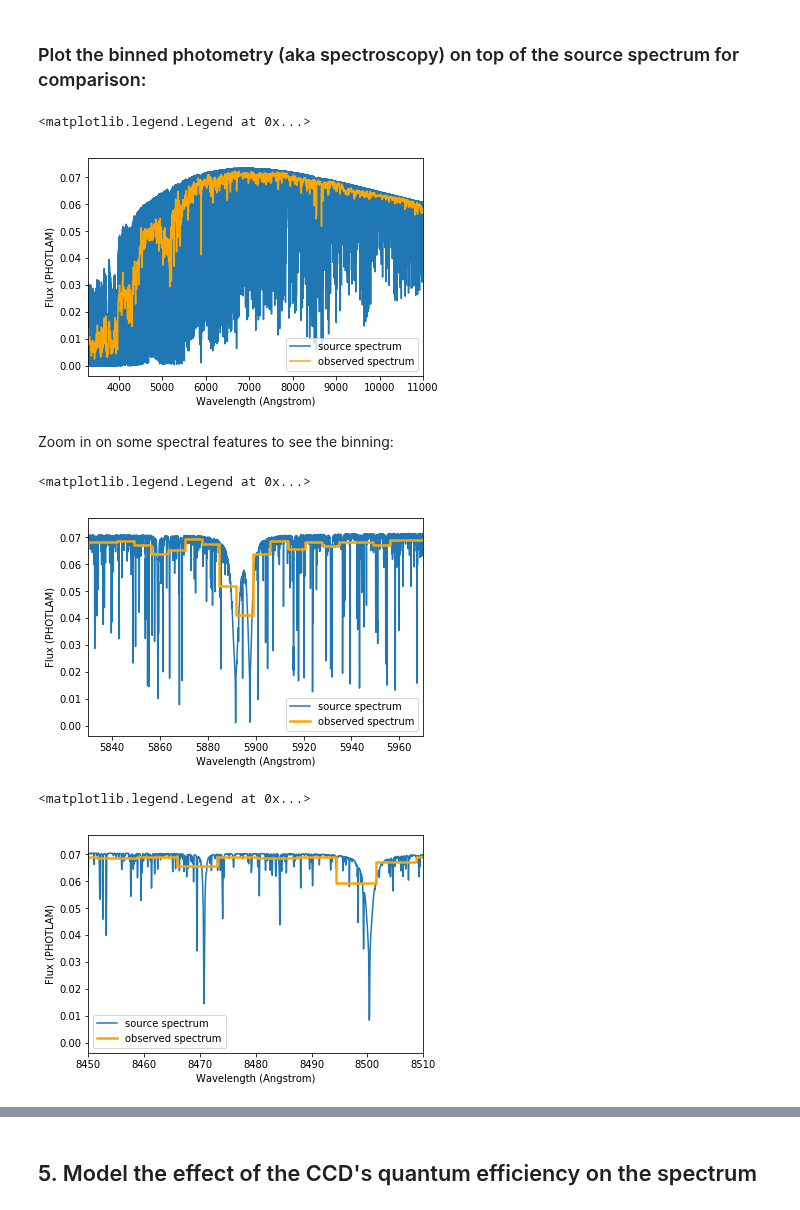
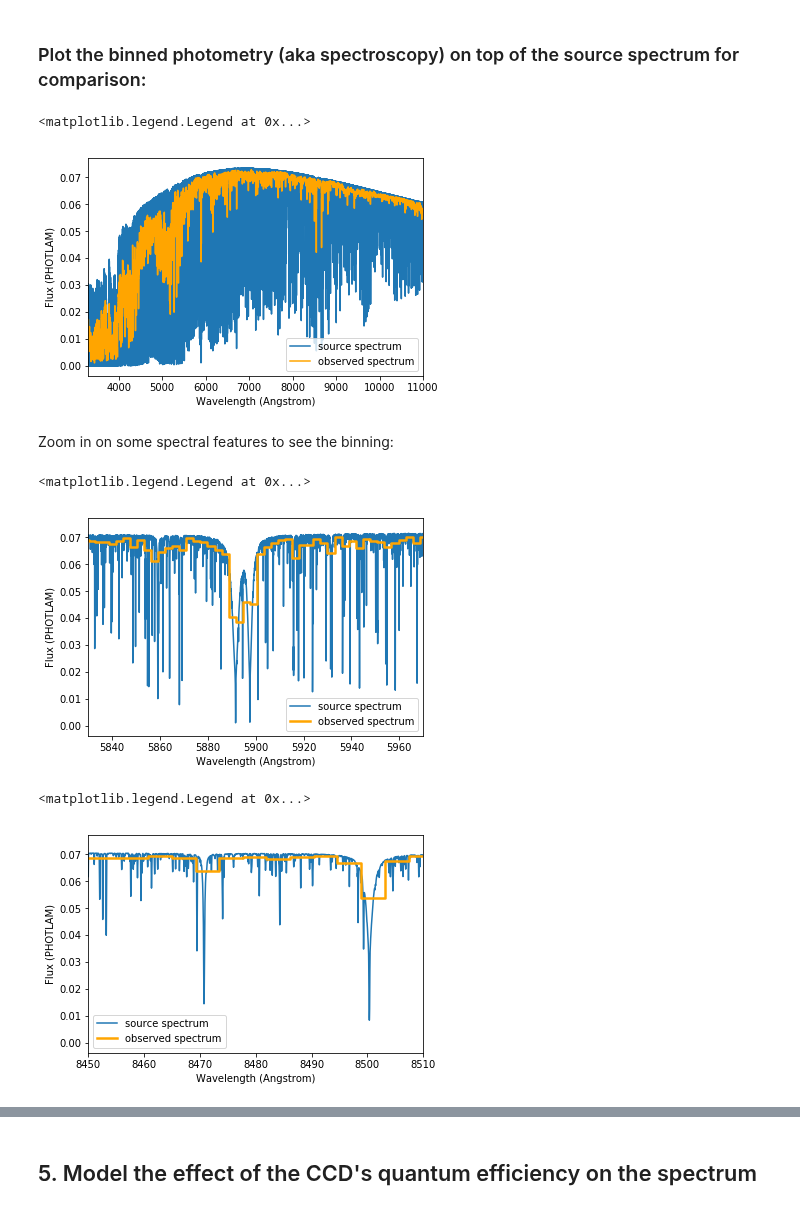
Before and after one commit to tcjansen/GSoC, a Jupyter notebook: synspec_examples.ipynb, the cells around one changed output, grey strips where cells are left out. Saved outputs shown, nothing was run; the diff lists cells and outputs as text; code cells hidden in the pictures.

```diff
--- a/synspec_examples.ipynb
+++ b/synspec_examples.ipynb
@@ -155,0 +132,6 @@ observation_preccd.plot()
+# %%
+import synspec
+
+waverange = np.array([0.33, 1.1]) * u.micron
+observation_preccd = synspec.from_R(photlam_hatp11, uniform_bp, R, waverange, force='taper')
+observation_preccd.plot()
@@ -157,28 +141,28 @@ observation_preccd.plot()
 ### Plot the binned photometry (aka spectroscopy) on top of the source spectrum for comparison:
 # %%
 plt.plot(photlam_hatp11.waveset, photlam_hatp11(photlam_hatp11.waveset), label='source spectrum')
-plt.step(spec_wavelengths, observation_preccd.binflux, color='orange', label='observed spectrum',
-         where='mid')
+plt.step(observation_preccd.binset, observation_preccd.binflux, color='orange',
+         label='observed spectrum', where='mid')
 plt.xlim(3300, 11000)
 plt.xlabel('Wavelength (Angstrom)')
 plt.ylabel('Flux (PHOTLAM)')
 plt.legend()
 # %% [output]
 <matplotlib.legend.Legend at 0x...>
-[figure, old version]
+[figure, new version]
 # %% [markdown]
 Zoom in on some spectral features to see the binning:
 # %%
 plt.plot(photlam_hatp11.waveset, photlam_hatp11(photlam_hatp11.waveset), label='source spectrum')
-plt.step(spec_wavelengths, observation_preccd.binflux, color='orange', label='observed spectrum',
-         where='mid', lw=2.5)
+plt.step(observation_preccd.binset, observation_preccd.binflux, color='orange',
+         label='observed spectrum', where='mid', lw=2.5)
 plt.xlim(5830, 5970)
 plt.xlabel('Wavelength (Angstrom)')
 plt.ylabel('Flux (PHOTLAM)')
 plt.legend()
 # %% [output]
 <matplotlib.legend.Legend at 0x...>
-[figure, old version]
+[figure, new version]
 # %%
 plt.plot(photlam_hatp11.waveset, photlam_hatp11(photlam_hatp11.waveset), label='source spectrum')
 plt.step(observation_preccd.binset, observation_preccd.binflux, color='orange', label='observed spectrum',
@@ -189,7 +173,7 @@ plt.ylabel('Flux (PHOTLAM)')
 plt.legend()
 # %% [output]
 <matplotlib.legend.Legend at 0x...>
-[figure, old version]
+[figure, new version]
 # %%
 plt.plot(photlam_hatp11.waveset, photlam_hatp11(photlam_hatp11.waveset), label='source spectrum')
 plt.step(observation_preccd.binset, observation_preccd.binflux, color='orange', label='observed spectrum',
```
Also changed, not shown: parts of 26 cells of this notebook, 1 other file.
